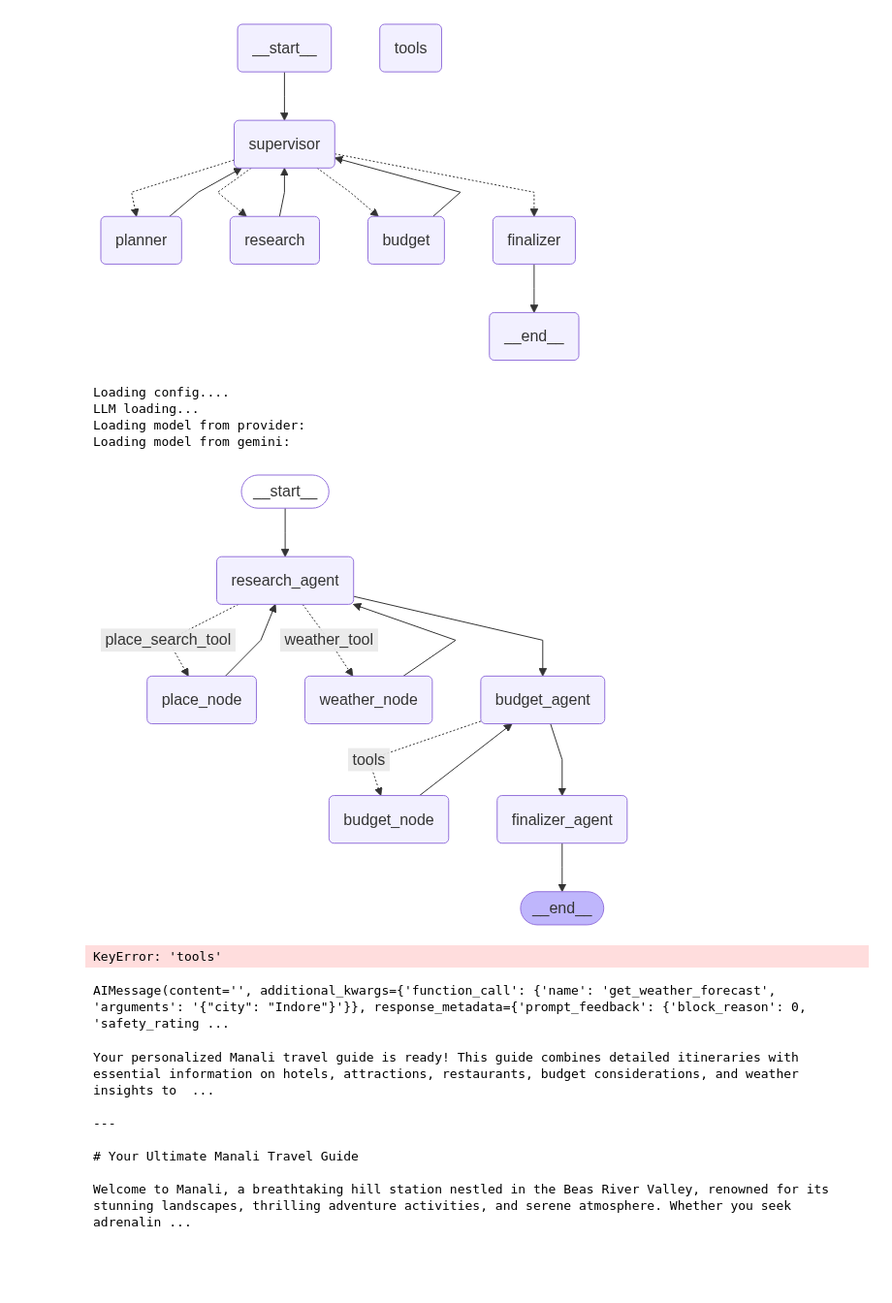
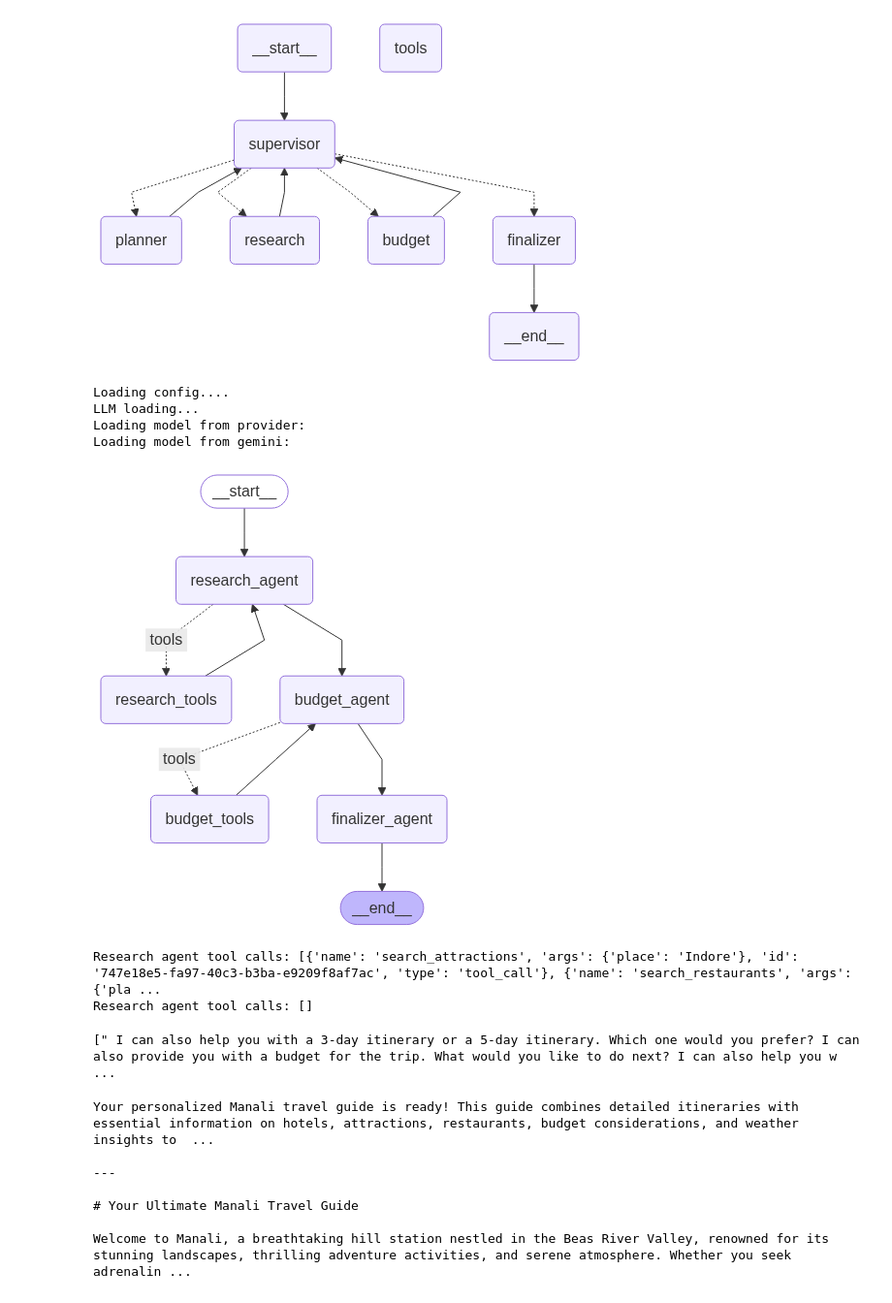
Before and after one commit to kshitijkumrawat20/Xplora, a Jupyter notebook: notebook.ipynb, the cells around one changed output. Shown: that part at 97% size. Saved outputs shown, nothing was run; the diff lists cells and outputs as text; code cells hidden in the pictures; blank space fills up the shorter version.

```diff
--- a/notebook.ipynb
+++ b/notebook.ipynb
@@ -462,7 +462,8 @@ weather_tools.extend( # include all the tools which are return by instance
 )
 research_tools.extend( # include all the tools which are return by instance
     [
-        *place_search_tool.place_search_tool_list
+        *place_search_tool.place_search_tool_list,
+        *weather_tool.weather_tool_list
 
     ]
 )
@@ -482,9 +483,7 @@ llm_place = llm.bind_tools(tools=research_tools)
 # llm_weather = llm.bind_tools(tools=weather_tools)
 llm_budget = llm.bind_tools(tools=budget_tools)
 
-place_node = ToolNode(tools=research_tools)
-weather_node = ToolNode(tools=weather_tools)
-budget_node = ToolNode(tools=budget_tools)
+
 
 # Define agents
 # def planner_agent(state: MessagesState):
@@ -505,12 +504,18 @@ def research_agent(state: MessagesState):
     Research Agent:
     - the places of attraction, activities, and hotels
     """
+    # messages = state["messages"]
+    # researcher= [SystemMessage(content = researcher_prompt.content)] + messages
+    # response = llm_place.invoke(researcher)
+    # updated_message = messages + [response]
+
+    # return {"messages":updated_message}
     messages = state["messages"]
-    researcher= [SystemMessage(content = researcher_prompt.content)] + messages
+    researcher = [SystemMessage(content=researcher_prompt.content)] + messages
     response = llm_place.invoke(researcher)
+    print("Research agent tool calls:", getattr(response, "tool_calls", None))
     updated_message = messages + [response]
-
-    return {"messages":updated_message}
+    return {"messages": updated_message}
     # Uses weather tool
     # return {"next": "weather_node"}
 
@@ -551,62 +556,71 @@ def finalizer_agent(state: MessagesState):
 # Build graph
 graph = StateGraph(MessagesState)
 
-graph.add_node("place_node", place_node)
+graph.add_node("research_tools", ToolNode(tools=research_tools))
 graph.add_node("research_agent", research_agent)
-graph.add_node("weather_node", weather_node)
+# graph.add_node("weather_node", ToolNode(tools=weather_tools))
 graph.add_node("budget_agent", budget_agent)
-graph.add_node("budget_node", budget_node)
+graph.add_node("budget_tools", ToolNode(tools=budget_tools))
 graph.add_node("finalizer_agent", finalizer_agent)
 
 # Entry point
+graph = StateGraph(MessagesState)
+
+graph.add_node("research_tools", ToolNode(tools=research_tools))
+graph.add_node("research_agent", research_agent)
+graph.add_node("budget_agent", budget_agent)
+graph.add_node("budget_tools", ToolNode(tools=budget_tools))
+graph.add_node("finalizer_agent", finalizer_agent)
+
 graph.add_edge(START, "research_agent")
 
-# Decide between place_node and weather_node based on tools_condition
 graph.add_conditional_edges(
     "research_agent",
     tools_condition,
     {
-        "place_search_tool": "place_node",
-        "weather_tool": "weather_node"
+        "tools": "research_tools",
+        END: "budget_agent",
+        None: "budget_agent",
     }
 )
-graph.add_edge("place_node","research_agent")
-graph.add_edge("weather_node","research_agent")
 
-# Budget step
+graph.add_edge("research_tools", "research_agent")
 graph.add_edge("research_agent", "budget_agent")
+
 graph.add_conditional_edges(
     "budget_agent",
     tools_condition,
     {
-        "tools": "budget_node"  # Must match what tools_condition returns
+        "tools": "budget_tools",
+        END: "finalizer_agent",
+        None: "finalizer_agent",
     }
 )
-graph.add_edge("budget_node", "budget_agent")
 
-# Final step
+graph.add_edge("budget_tools", "budget_agent")
 graph.add_edge("budget_agent", "finalizer_agent")
+
 graph.add_edge("finalizer_agent", END)
 
 app = graph.compile()
 app
 # %% [output]
 Loading config....
 LLM loading...
 Loading model from provider:
 Loading model from gemini:
-[figure, old version]
+[figure, new version]
 # %%
 result = app.invoke({
     "messages": [HumanMessage(content="Plan a trip to Indore ")]
 })
 # %% [output]
-KeyError: 'tools'
+Research agent tool calls: [{'name': 'search_attractions', 'args': {'place': 'Indore'}, 'id': '747e18e5-fa97-40c3-b3ba-e9209f8af7ac', 'type': 'tool_call'}, {'name': 'search_restaurants', 'args': {'pla ...
+Research agent tool calls: []
 # %%
-result['messages'][0].content
-result['messages'][1]
+print(result['messages'][-1].content)
 # %% [output]
-AIMessage(content='', additional_kwargs={'function_call': {'name': 'get_weather_forecast', 'arguments': '{"city": "Indore"}'}}, response_metadata={'prompt_feedback': {'block_reason': 0, 'safety_rating ...
+[" I can also help you with a 3-day itinerary or a 5-day itinerary. Which one would you prefer? I can also provide you with a budget for the trip. What would you like to do next? I can also help you w ...
 # %%
 print(result['messages'][-1].content)
 # %% [output]
```
Also changed, not shown: parts of 3 cells of this notebook, 2 other files.
